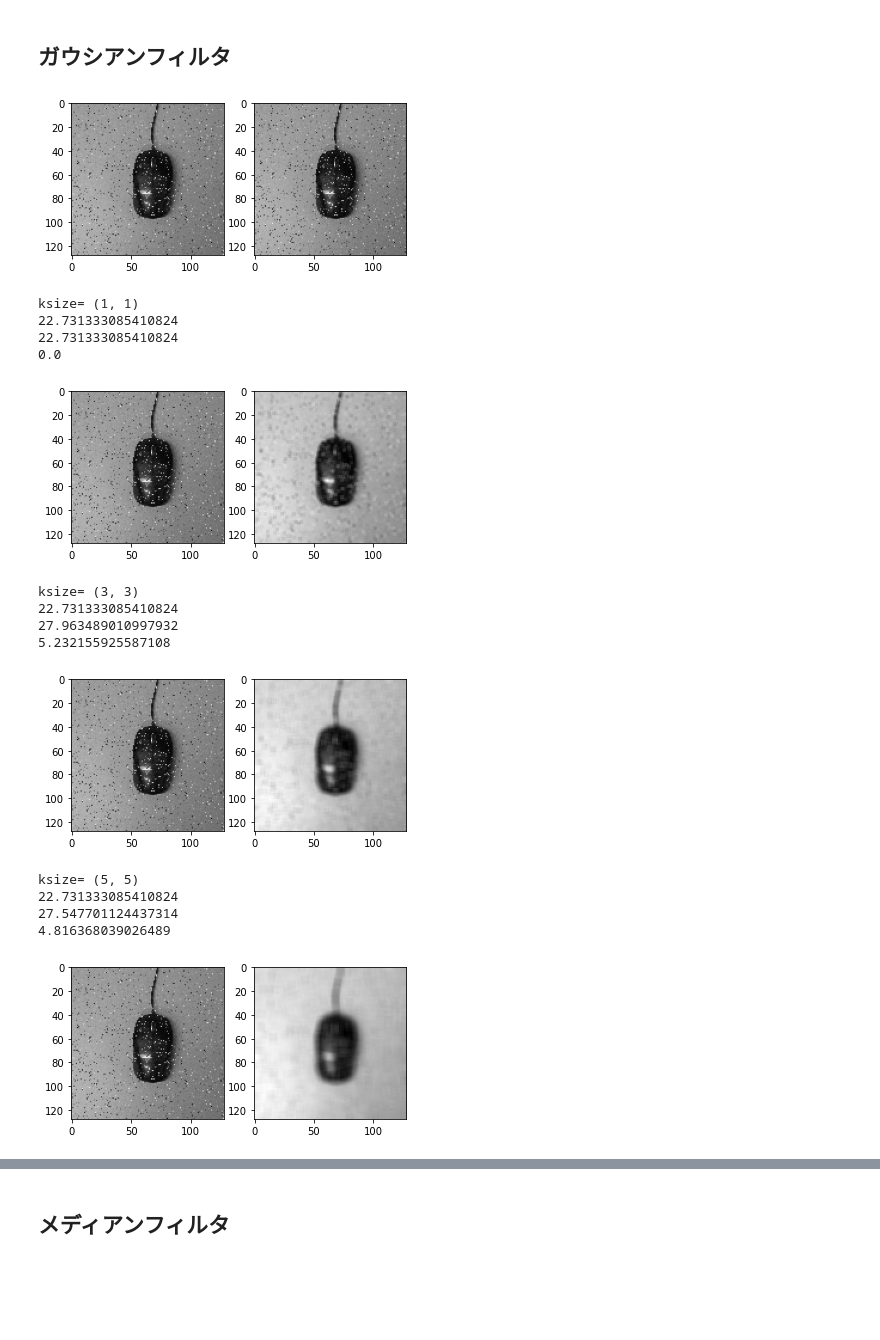
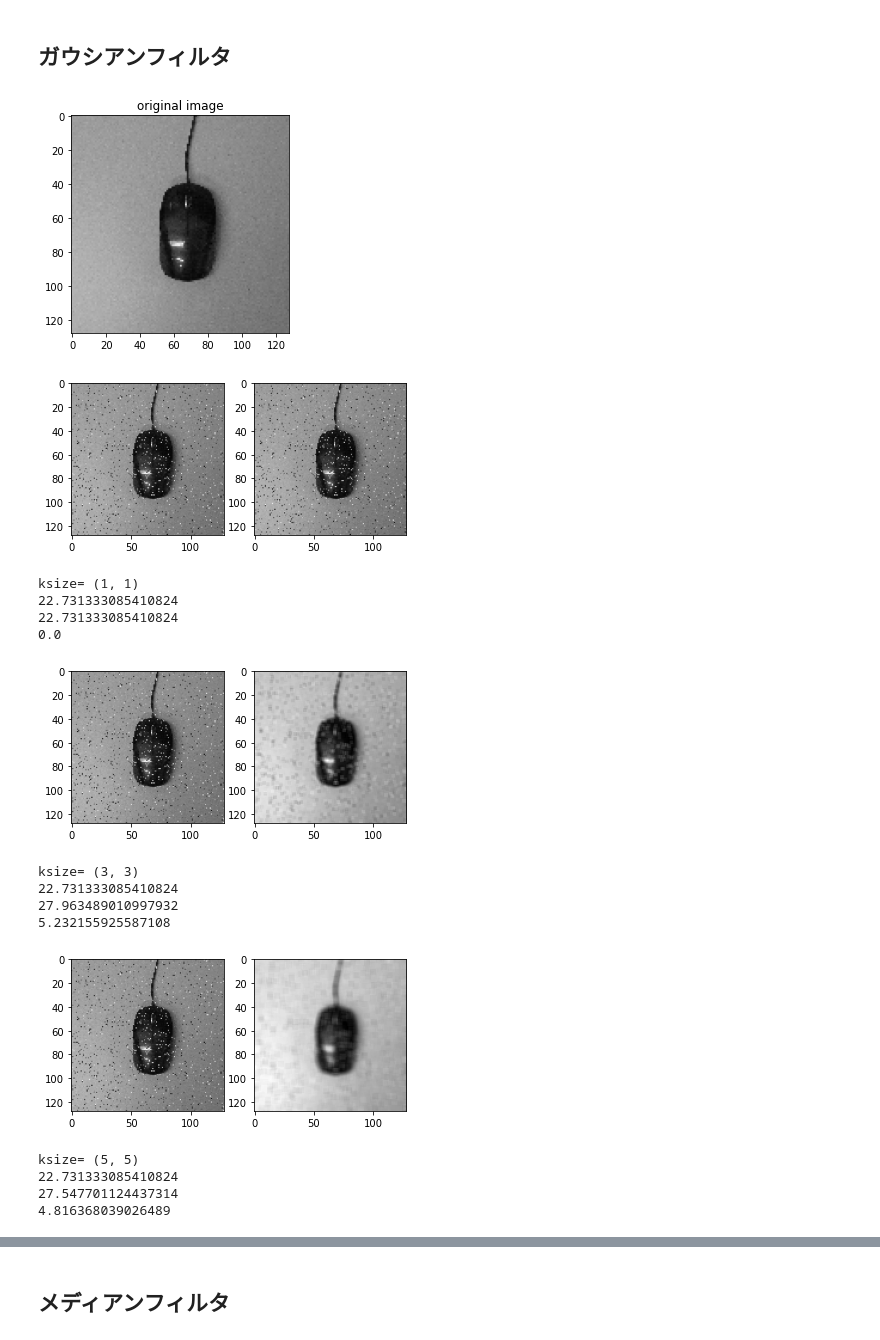
Before and after one commit to hal1127/engineering_design_ryukyu, a Jupyter notebook: main.ipynb, the cells around one changed output, grey strips where cells are left out. Saved outputs shown, nothing was run; the diff lists cells and outputs as text; code cells hidden in the pictures; blank space fills up the shorter version.

```diff
--- a/main.ipynb
+++ b/main.ipynb
@@ -55,43 +55,46 @@ print(imp_psnr-noise_psnr)
 # %%
 import cv2
 import matplotlib.pyplot as plt
 
 # load image (grayscale)
 # 入力画像を読み込み
 noise = cv2.imread("1121/mouse_noise.bmp", 0)
 org = cv2.imread("1121/mouse_original.bmp", 0)
+
+plt.imshow(org, cmap="gray"), plt.title("original image")
+plt.show()
 
 mean,stddev = cv2.meanStdDev(noise)
 
 for i in range(1, 10, 2):
   #
   dst = cv2.GaussianBlur(noise, ksize=(i, i), sigmaX = int(stddev))
 
   # 画像をプロット
   plt.subplot(121).imshow(noise, cmap="gray")
   plt.subplot(122).imshow(dst, cmap="gray")
   plt.show()
 
   noise_psnr = cv2.PSNR(org, noise)
   imp_psnr = cv2.PSNR(org, dst)
   print("ksize=", (i, i))
   print(noise_psnr)
   print(imp_psnr)
   print(imp_psnr-noise_psnr)
 # %% [output]
-[figure, old version]
+[figure, new version]
+[figure, new version]
 ksize= (1, 1)
 22.731333085410824
 22.731333085410824
 0.0
-[figure, old version]
+[figure, new version]
 ksize= (3, 3)
 22.731333085410824
 27.963489010997932
 5.232155925587108
-[figure, old version]
+[figure]
 ksize= (5, 5)
 22.731333085410824
 27.547701124437314
 4.816368039026489
-[figure]
```
Also changed, not shown: parts of 4 cells of this notebook.
